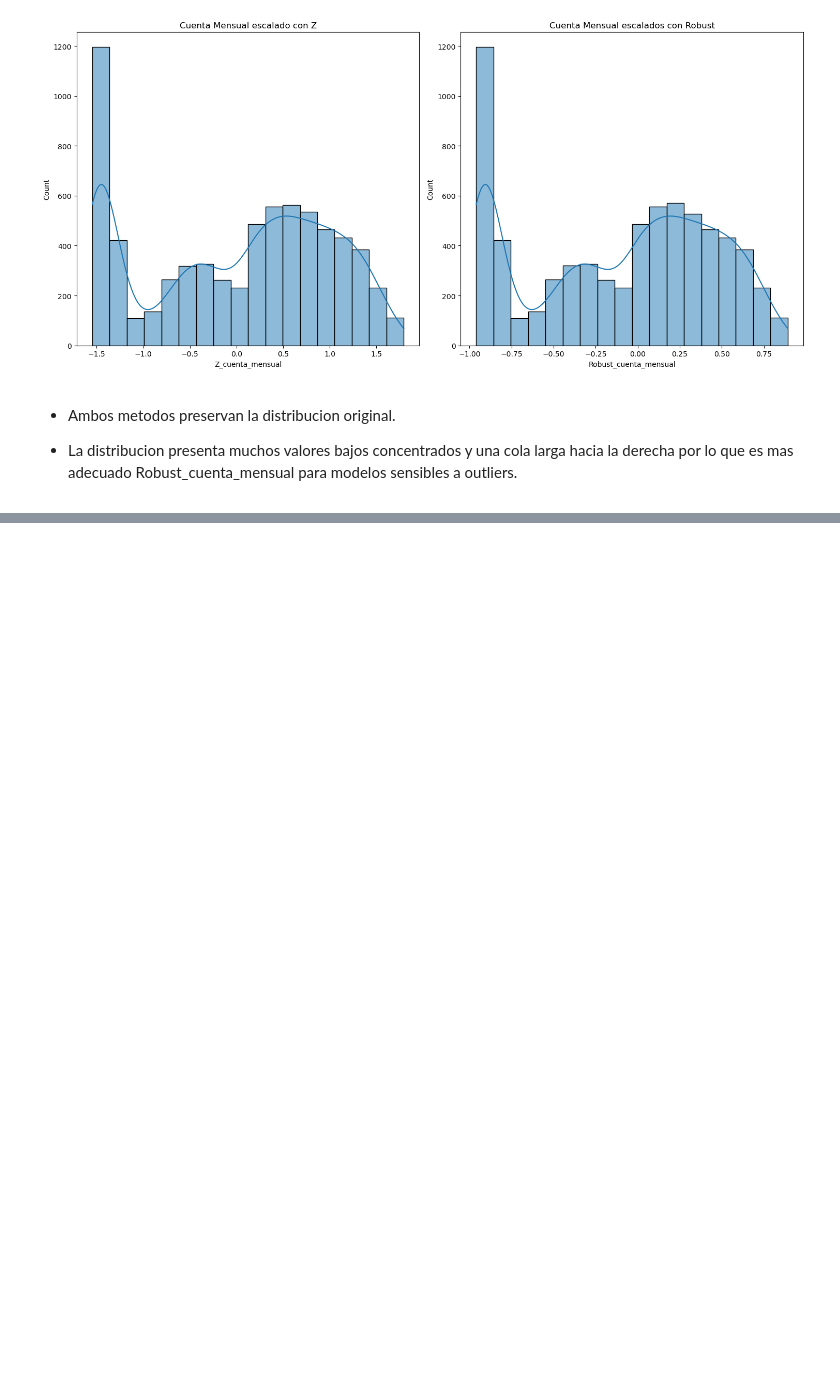
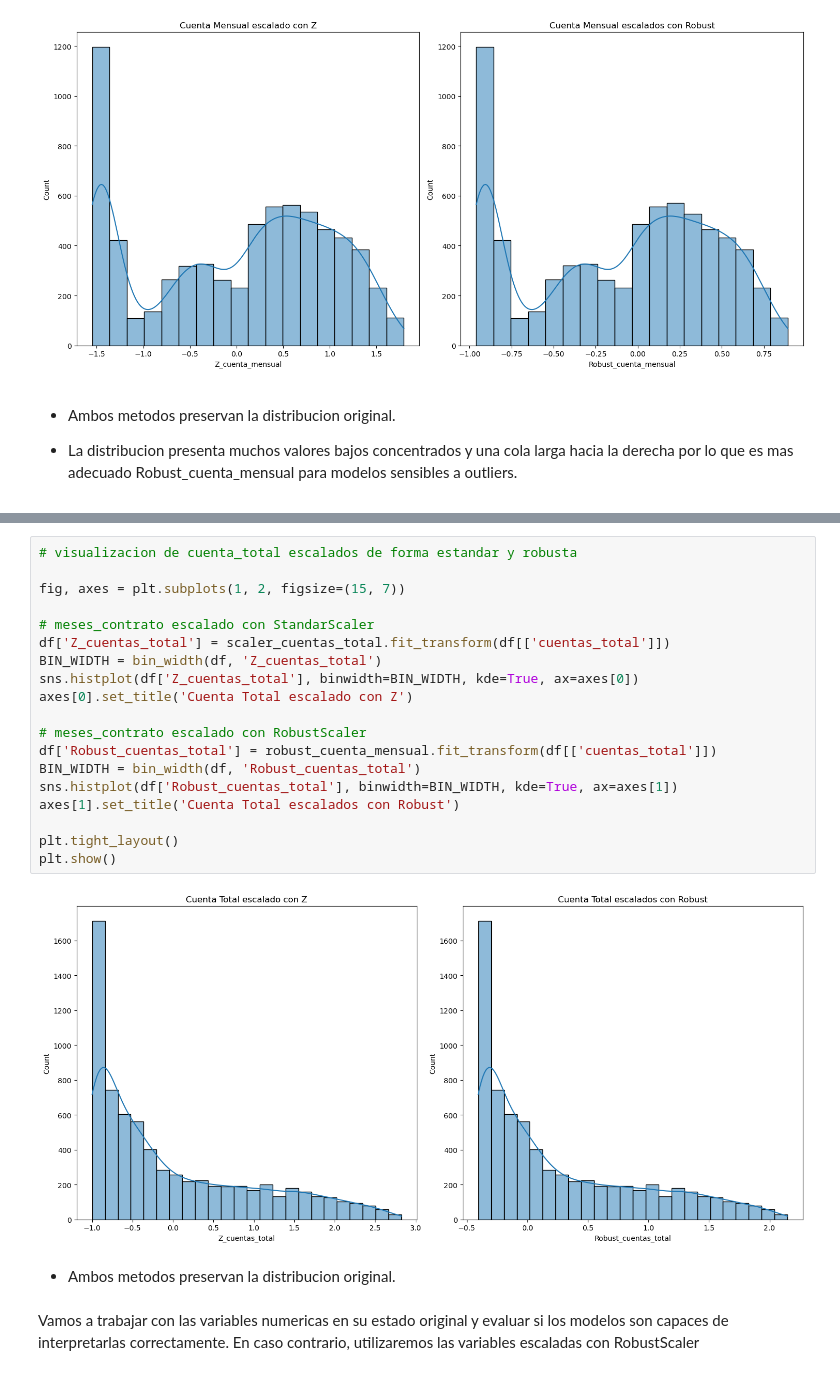
Before and after one commit to jbernalg/challenge_TelecomX_ML, a Jupyter notebook: telecomX_ML_2.ipynb, the cells around one changed output, grey strips where cells are left out. Drawn from its saved outputs; the diff is of its cells as text; blank space fills up the shorter version.

```diff
--- a/telecomX_ML_2.ipynb
+++ b/telecomX_ML_2.ipynb
@@ -365,0 +400,25 @@ plt.show()
+# %%
+# visualizacion de cuenta_total escalados de forma estandar y robusta
+
+fig, axes = plt.subplots(1, 2, figsize=(15, 7))
+
+# meses_contrato escalado con StandarScaler
+df['Z_cuentas_total'] = scaler_cuentas_total.fit_transform(df[['cuentas_total']])
+BIN_WIDTH = bin_width(df, 'Z_cuentas_total')
+sns.histplot(df['Z_cuentas_total'], binwidth=BIN_WIDTH, kde=True, ax=axes[0])
+axes[0].set_title('Cuenta Total escalado con Z')
+
+# meses_contrato escalado con RobustScaler
+df['Robust_cuentas_total'] = robust_cuenta_mensual.fit_transform(df[['cuentas_total']])
+BIN_WIDTH = bin_width(df, 'Robust_cuentas_total')
+sns.histplot(df['Robust_cuentas_total'], binwidth=BIN_WIDTH, kde=True, ax=axes[1])
+axes[1].set_title('Cuenta Total escalados con Robust')
+
+plt.tight_layout()
+plt.show()
+# %% [output]
+[figure, added]
+# %% [markdown]
+- Ambos metodos preservan la distribucion original.
+# %% [markdown]
+Vamos a trabajar con las variables numericas en su estado original y evaluar si los modelos son capaces de interpretarlas correctamente. En caso contrario, utilizaremos las variables escaladas con RobustScaler
```
Also changed, not shown: parts of 3 cells of this notebook.
